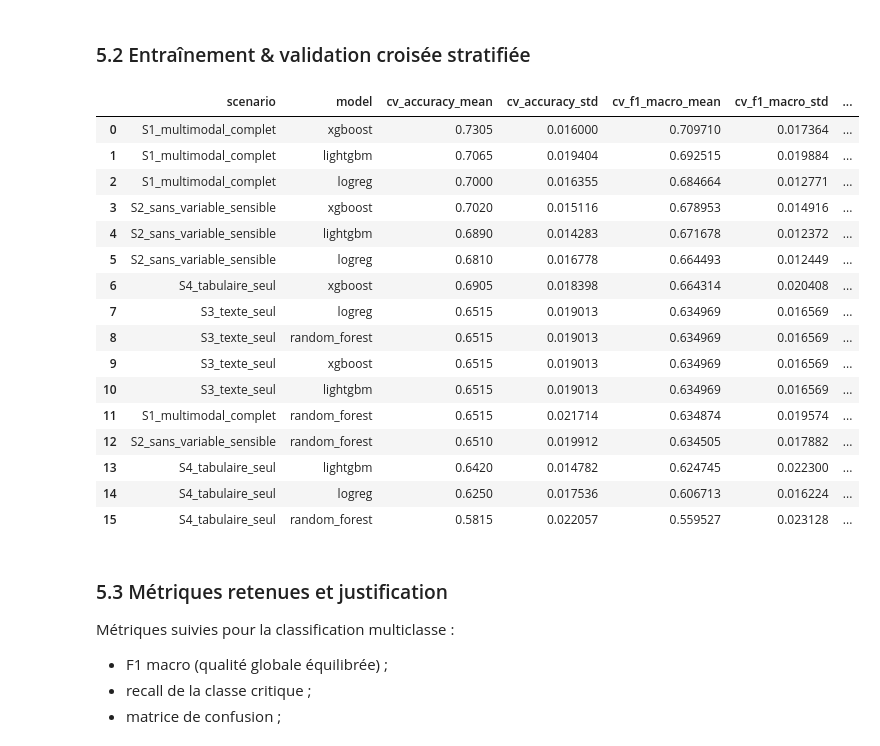
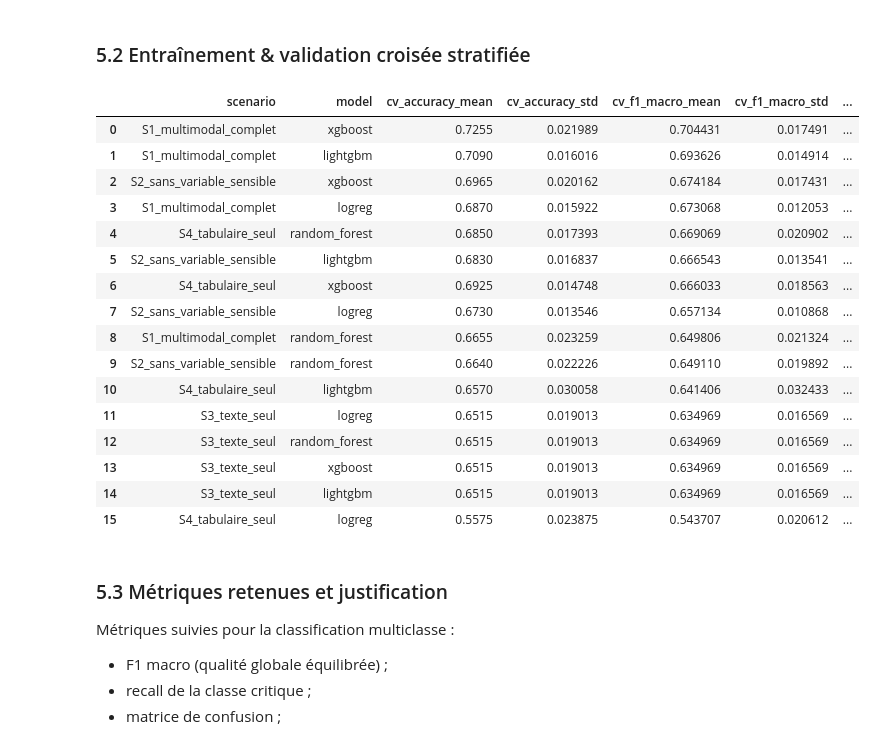
Before and after one commit to userZku/multimodal-classification, a Jupyter notebook: notebooks/multimodal-classification.ipynb, the cells around one changed output. Saved outputs shown, nothing was run; the diff lists cells and outputs as text; code cells hidden in the pictures.

Commit message:
docs(notebook): align narrative with updated metrics and feature mapping

```diff
--- a/notebooks/multimodal-classification.ipynb
+++ b/notebooks/multimodal-classification.ipynb
@@ -860,10 +913,13 @@ for name, cfg in scenarios.items():
     Xtr = X_train.drop(columns=cfg["drop_cols"], errors="ignore")
     Xte = X_test.drop(columns=cfg["drop_cols"], errors="ignore")
 
-    num_feats = Xtr.select_dtypes(include=["number"]).columns.tolist()
-    cat_feats = Xtr.select_dtypes(include=["object", "category"]).columns.tolist()
-    if text_feature in cat_feats:
-        cat_feats.remove(text_feature)
+    # On garde le mapping explicite défini en 4.1
+    num_feats = [c for c in num_features if c in Xtr.columns]
+    cat_feats = [c for c in cat_features if c in Xtr.columns and c != text_feature]
+
+    allowed_extra = {text_feature} if cfg["use_text"] else set()
+    unknown_scenario_features = sorted(set(Xtr.columns) - set(num_feats) - set(cat_feats) - allowed_extra)
+    assert not unknown_scenario_features, f"Features non mappées pour {name}: {unknown_scenario_features}"
 
     pp = make_preprocessor(num_feats, cat_feats, use_text=cfg["use_text"])
     Xtr_t = pp.fit_transform(Xtr)
@@ -1066,10 +1122,13 @@ for scen_name, cfg in scenarios.items():
     Xtr = X_train.drop(columns=cfg["drop_cols"], errors="ignore")
     Xte = X_test.drop(columns=cfg["drop_cols"], errors="ignore")
 
-    num_feats = Xtr.select_dtypes(include=["number"]).columns.tolist()
-    cat_feats = Xtr.select_dtypes(include=["object", "category"]).columns.tolist()
-    if text_feature in cat_feats:
-        cat_feats.remove(text_feature)
+    # Mapping explicite hérité de la section 4.1
+    num_feats = [c for c in num_features if c in Xtr.columns]
+    cat_feats = [c for c in cat_features if c in Xtr.columns and c != text_feature]
+
+    allowed_extra = {text_feature} if cfg["use_text"] else set()
+    unknown_scenario_features = sorted(set(Xtr.columns) - set(num_feats) - set(cat_feats) - allowed_extra)
+    assert not unknown_scenario_features, f"Features non mappées pour {scen_name}: {unknown_scenario_features}"
 
     pp = make_preprocessor(num_feats, cat_feats, use_text=cfg["use_text"])
     scenario_data[scen_name] = {
@@ -1092,49 +1151,49 @@ for scen_name, scen_obj in scenario_data.items():
             scen_obj["X_train"],
             y_train,
             cv=cv,
             scoring=scoring,
             n_jobs=1,
             return_train_score=False,
             error_score="raise",
         )
         duration = perf_counter() - t0
 
         cv_rows.append({
             "scenario": scen_name,
             "model": model_name,
             "cv_accuracy_mean": float(np.mean(scores["test_accuracy"])),
             "cv_accuracy_std": float(np.std(scores["test_accuracy"])),
             "cv_f1_macro_mean": float(np.mean(scores["test_f1_macro"])),
             "cv_f1_macro_std": float(np.std(scores["test_f1_macro"])),
             "cv_recall_class2_mean": float(np.mean(scores["test_recall_class_2"])),
             "cv_recall_class2_std": float(np.std(scores["test_recall_class_2"])),
             "cv_runtime_s": round(duration, 2),
         })
 
 cv_results = pd.DataFrame(cv_rows).sort_values(
     by=["cv_f1_macro_mean", "cv_recall_class2_mean"],
     ascending=False,
 ).reset_index(drop=True)
 
 display(cv_results)
 # %% [output]
 |  | scenario | model | cv_accuracy_mean | cv_accuracy_std | cv_f1_macro_mean | cv_f1_macro_std | ... |
-| 0 | S1_multimodal_complet | xgboost | 0.7305 | 0.016000 | 0.709710 | 0.017364 | ... |
-| 1 | S1_multimodal_complet | lightgbm | 0.7065 | 0.019404 | 0.692515 | 0.019884 | ... |
-| 2 | S1_multimodal_complet | logreg | 0.7000 | 0.016355 | 0.684664 | 0.012771 | ... |
-| 3 | S2_sans_variable_sensible | xgboost | 0.7020 | 0.015116 | 0.678953 | 0.014916 | ... |
-| 4 | S2_sans_variable_sensible | lightgbm | 0.6890 | 0.014283 | 0.671678 | 0.012372 | ... |
-| 5 | S2_sans_variable_sensible | logreg | 0.6810 | 0.016778 | 0.664493 | 0.012449 | ... |
-| 6 | S4_tabulaire_seul | xgboost | 0.6905 | 0.018398 | 0.664314 | 0.020408 | ... |
-| 7 | S3_texte_seul | logreg | 0.6515 | 0.019013 | 0.634969 | 0.016569 | ... |
-| 8 | S3_texte_seul | random_forest | 0.6515 | 0.019013 | 0.634969 | 0.016569 | ... |
-| 9 | S3_texte_seul | xgboost | 0.6515 | 0.019013 | 0.634969 | 0.016569 | ... |
-| 10 | S3_texte_seul | lightgbm | 0.6515 | 0.019013 | 0.634969 | 0.016569 | ... |
-| 11 | S1_multimodal_complet | random_forest | 0.6515 | 0.021714 | 0.634874 | 0.019574 | ... |
-| 12 | S2_sans_variable_sensible | random_forest | 0.6510 | 0.019912 | 0.634505 | 0.017882 | ... |
-| 13 | S4_tabulaire_seul | lightgbm | 0.6420 | 0.014782 | 0.624745 | 0.022300 | ... |
-| 14 | S4_tabulaire_seul | logreg | 0.6250 | 0.017536 | 0.606713 | 0.016224 | ... |
-| 15 | S4_tabulaire_seul | random_forest | 0.5815 | 0.022057 | 0.559527 | 0.023128 | ... |
+| 0 | S1_multimodal_complet | xgboost | 0.7255 | 0.021989 | 0.704431 | 0.017491 | ... |
+| 1 | S1_multimodal_complet | lightgbm | 0.7090 | 0.016016 | 0.693626 | 0.014914 | ... |
+| 2 | S2_sans_variable_sensible | xgboost | 0.6965 | 0.020162 | 0.674184 | 0.017431 | ... |
+| 3 | S1_multimodal_complet | logreg | 0.6870 | 0.015922 | 0.673068 | 0.012053 | ... |
+| 4 | S4_tabulaire_seul | random_forest | 0.6850 | 0.017393 | 0.669069 | 0.020902 | ... |
+| 5 | S2_sans_variable_sensible | lightgbm | 0.6830 | 0.016837 | 0.666543 | 0.013541 | ... |
+| 6 | S4_tabulaire_seul | xgboost | 0.6925 | 0.014748 | 0.666033 | 0.018563 | ... |
+| 7 | S2_sans_variable_sensible | logreg | 0.6730 | 0.013546 | 0.657134 | 0.010868 | ... |
+| 8 | S1_multimodal_complet | random_forest | 0.6655 | 0.023259 | 0.649806 | 0.021324 | ... |
+| 9 | S2_sans_variable_sensible | random_forest | 0.6640 | 0.022226 | 0.649110 | 0.019892 | ... |
+| 10 | S4_tabulaire_seul | lightgbm | 0.6570 | 0.030058 | 0.641406 | 0.032433 | ... |
+| 11 | S3_texte_seul | logreg | 0.6515 | 0.019013 | 0.634969 | 0.016569 | ... |
+| 12 | S3_texte_seul | random_forest | 0.6515 | 0.019013 | 0.634969 | 0.016569 | ... |
+| 13 | S3_texte_seul | xgboost | 0.6515 | 0.019013 | 0.634969 | 0.016569 | ... |
+| 14 | S3_texte_seul | lightgbm | 0.6515 | 0.019013 | 0.634969 | 0.016569 | ... |
+| 15 | S4_tabulaire_seul | logreg | 0.5575 | 0.023875 | 0.543707 | 0.020612 | ... |
 # %% [markdown]
 ### 5.3 Métriques retenues et justification
 
```
Also changed, not shown: parts of 17 cells of this notebook, 1 other file.
